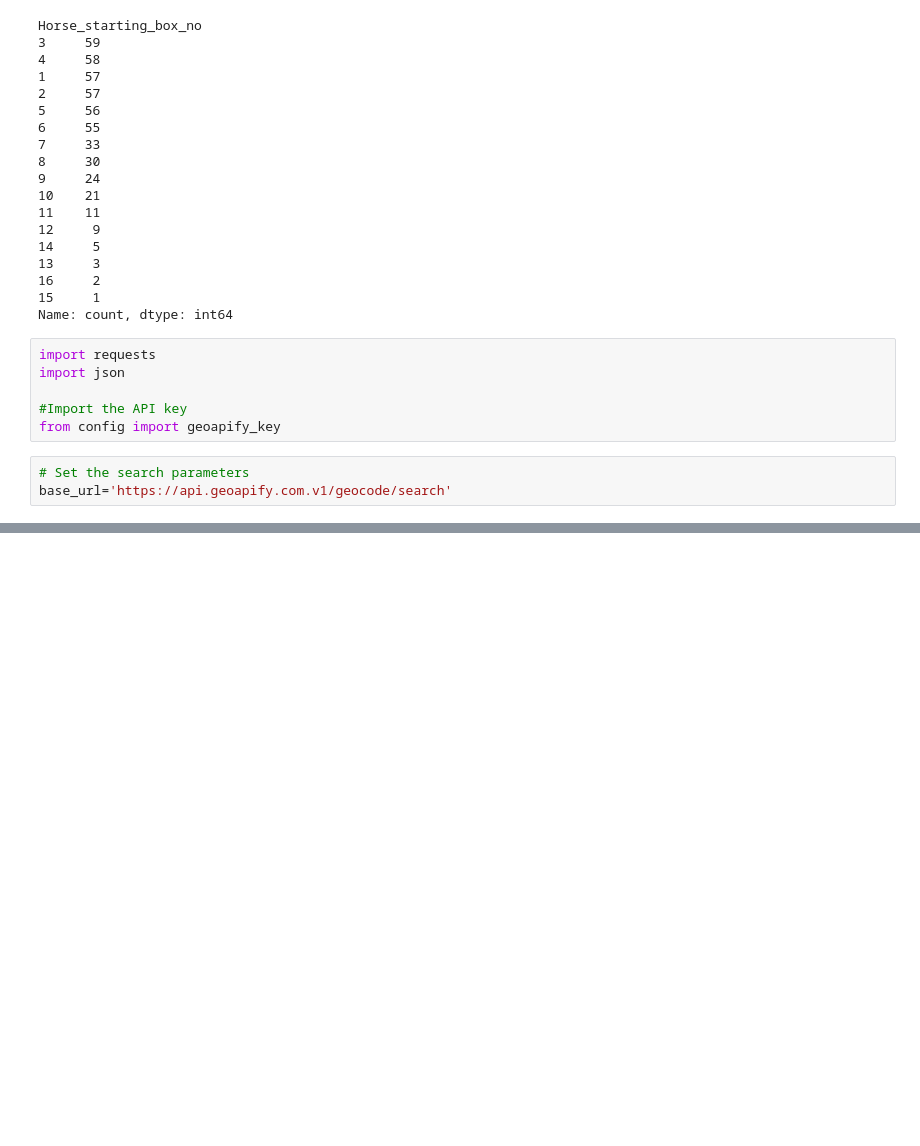
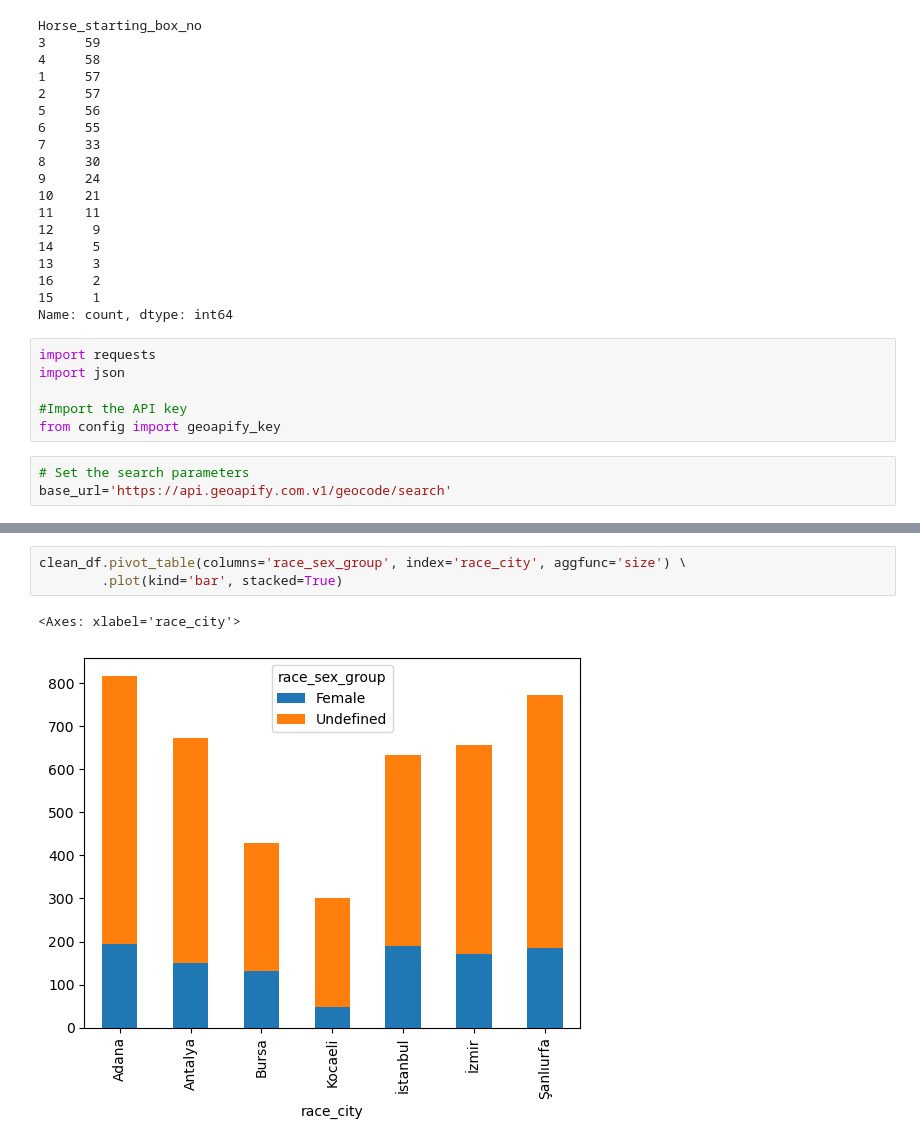
Before and after one commit to moonsunkey/Project-1, a Jupyter notebook: horseraceblee.ipynb, the cells around one changed output, grey strips where cells are left out. Drawn from its saved outputs; the diff is of its cells as text; blank space fills up the shorter version.

```diff
--- a/horseraceblee.ipynb
+++ b/horseraceblee.ipynb
@@ -240,0 +209,6 @@ base_url='https://api.geoapify.com.v1/geocode/search'
+# %%
+clean_df.pivot_table(columns='race_sex_group', index='race_city', aggfunc='size') \
+        .plot(kind='bar', stacked=True)
+# %% [output]
+<Axes: xlabel='race_city'>
+[figure, added]
```
Also changed, not shown: parts of 17 cells of this notebook.
